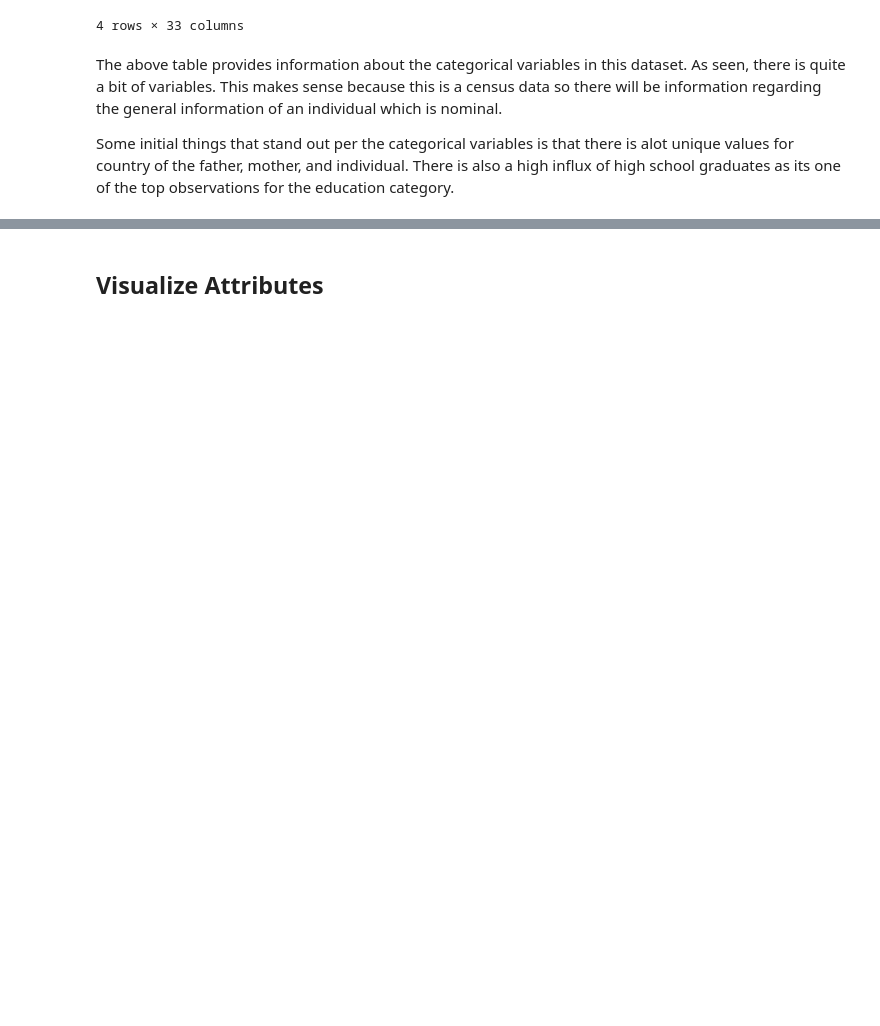
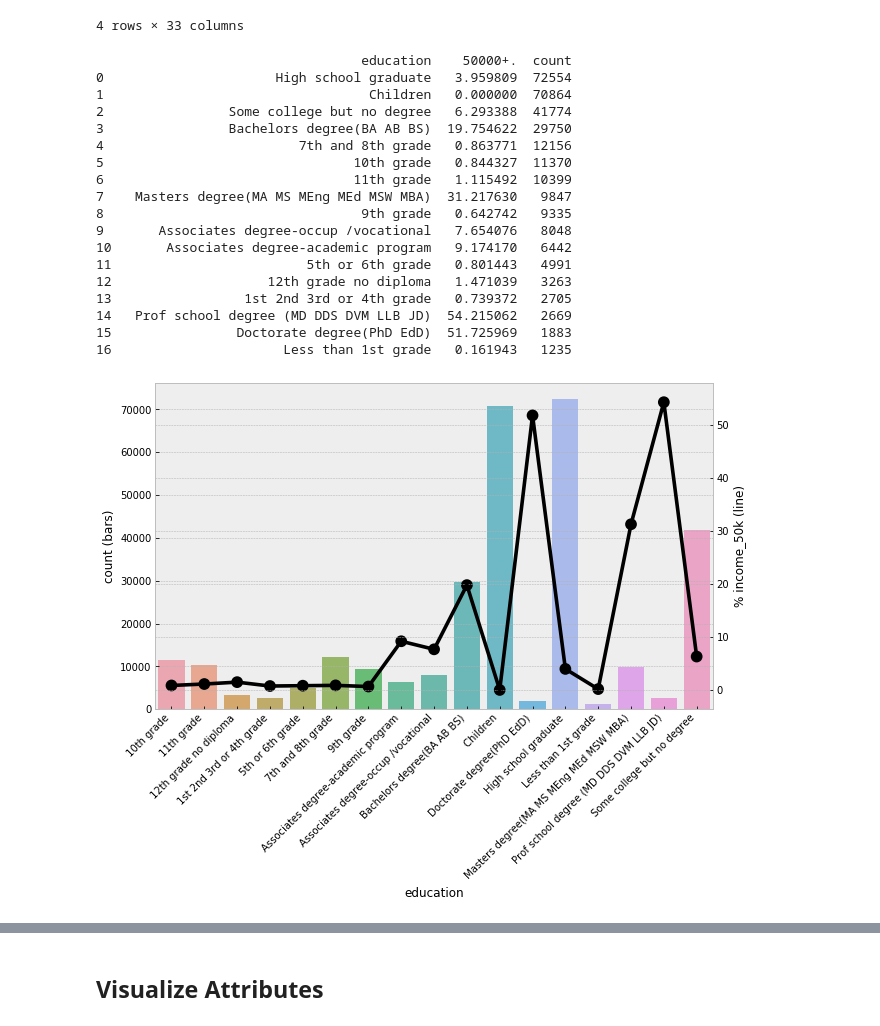
Before and after one commit to mcgrupp2/DS7331_termProject, a Jupyter notebook: Lab 1 - Visualization and Data Pre-Processing.ipynb, the cells around one changed output, grey strips where cells are left out. Saved outputs shown, nothing was run; the diff lists cells and outputs as text; code cells hidden in the pictures; blank space fills up the shorter version.

Commit message:
Final Lab 1 output
Pushing up both updated files to github master.

```diff
--- a/roughDraftOutline.ipynb
+++ b/Lab 1 - Visualization and Data Pre-Processing.ipynb
@@ -264,7 +293,3 @@ df.describe(include = 'category')
 | top | Not in universe | 0 | 0 | High school graduate | Not in universe | Never married | Not in universe or children | ... |
 | freq | 150324 | 150967 | 150967 | 72554 | 280367 | 129628 | 150967 | ... |
 4 rows × 33 columns
-# %% [markdown]
-The above table provides information about the categorical variables in this dataset. As seen, there is quite a bit of variables. This makes sense because this is a census data so there will be information regarding the general information of an individual which is nominal.
-
-Some initial things that stand out per the categorical variables is that there is alot unique values for country of the father, mother, and individual. There is also a high influx of high school graduates as its one of the top observations for the education category.
@@ -270,0 +324,22 @@ Some initial things that stand out per the categorical variables is that there i
+# %%
+categorical_explanitory_binary_response_chart(df, 'education', 'income_50k')
+# %% [output]
+                                  education    50000+.  count
+0                      High school graduate   3.959809  72554
+1                                  Children   0.000000  70864
+2                Some college but no degree   6.293388  41774
+3                Bachelors degree(BA AB BS)  19.754622  29750
+4                         7th and 8th grade   0.863771  12156
+5                                10th grade   0.844327  11370
+6                                11th grade   1.115492  10399
+7    Masters degree(MA MS MEng MEd MSW MBA)  31.217630   9847
+8                                 9th grade   0.642742   9335
+9       Associates degree-occup /vocational   7.654076   8048
+10       Associates degree-academic program   9.174170   6442
+11                         5th or 6th grade   0.801443   4991
+12                    12th grade no diploma   1.471039   3263
+13                 1st 2nd 3rd or 4th grade   0.739372   2705
+14   Prof school degree (MD DDS DVM LLB JD)  54.215062   2669
+15                Doctorate degree(PhD EdD)  51.725969   1883
+16                      Less than 1st grade   0.161943   1235
+[figure, added]
```
Also changed, not shown: parts of 37 cells of this notebook.
